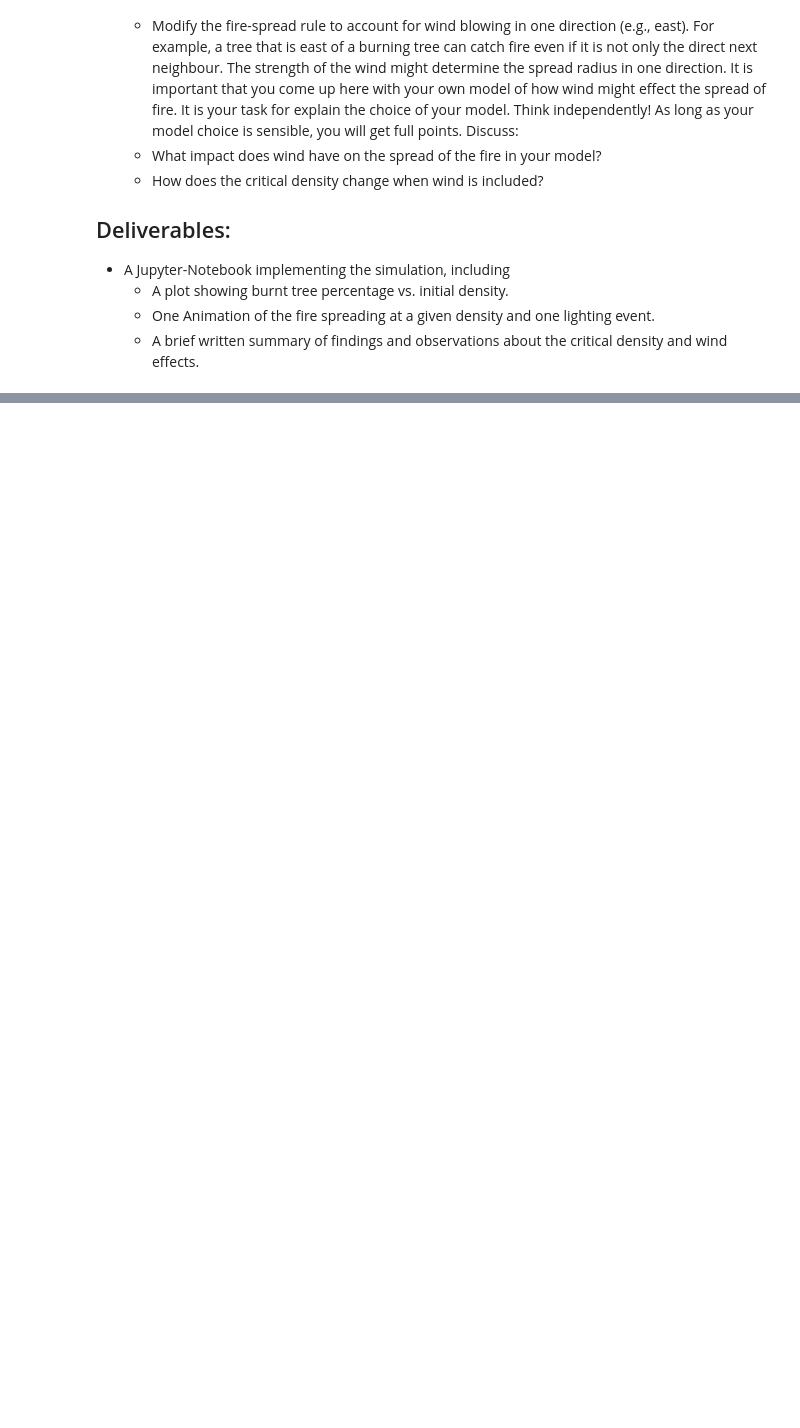
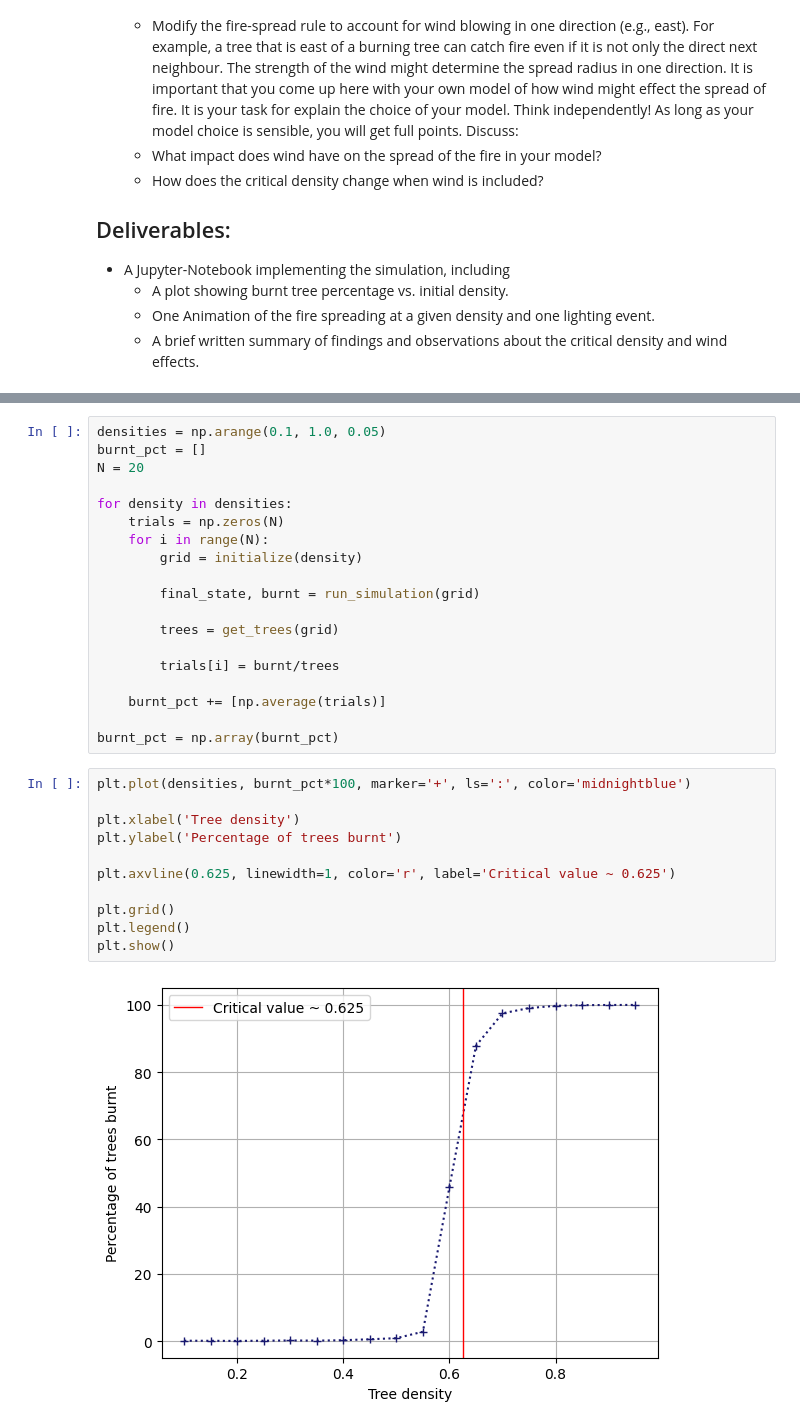
Before and after one commit to DanielDoradoMath/SciProPySS25, a Jupyter notebook: Week06/Project2.ipynb, the cells around one changed output, grey strips where cells are left out. Drawn from its saved outputs; the diff is of its cells as text; blank space fills up the shorter version.

```diff
--- a/Week06/Project2.ipynb
+++ b/Week06/Project2.ipynb
@@ -82,0 +223,32 @@ def initialize (density, size = (100,100)):
+# %%
+densities = np.arange(0.1, 1.0, 0.05)
+burnt_pct = []
+N = 20
+
+for density in densities:
+    trials = np.zeros(N)
+    for i in range(N):
+        grid = initialize(density)
+
+        final_state, burnt = run_simulation(grid)
+
+        trees = get_trees(grid)
+
+        trials[i] = burnt/trees
+
+    burnt_pct += [np.average(trials)]
+
+burnt_pct = np.array(burnt_pct)
+# %%
+plt.plot(densities, burnt_pct*100, marker='+', ls=':', color='midnightblue')
+
+plt.xlabel('Tree density')
+plt.ylabel('Percentage of trees burnt')
+
+plt.axvline(0.625, linewidth=1, color='r', label='Critical value ~ 0.625')
+
+plt.grid()
+plt.legend()
+plt.show()
+# %% [output]
+[figure, added]
```
Also changed, not shown: parts of 11 cells of this notebook.
